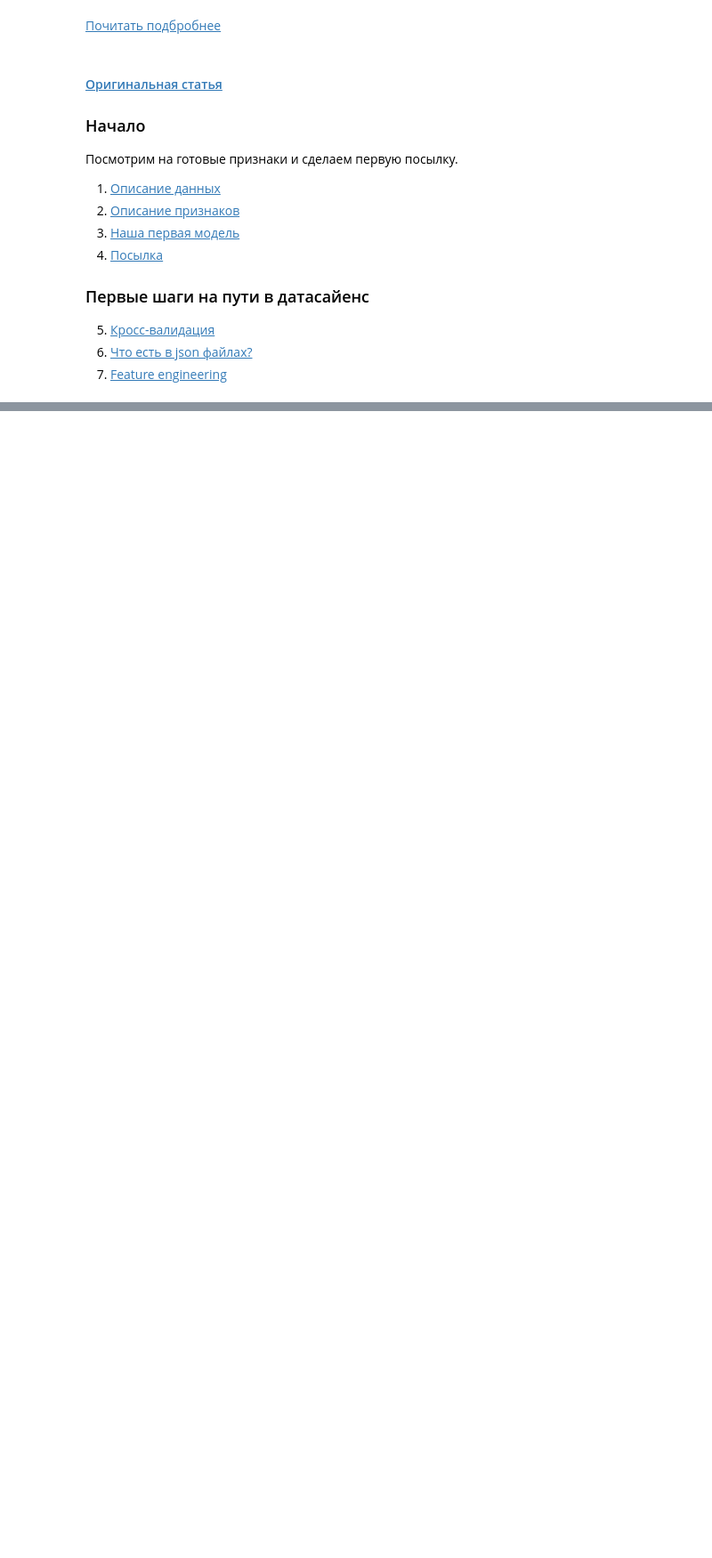
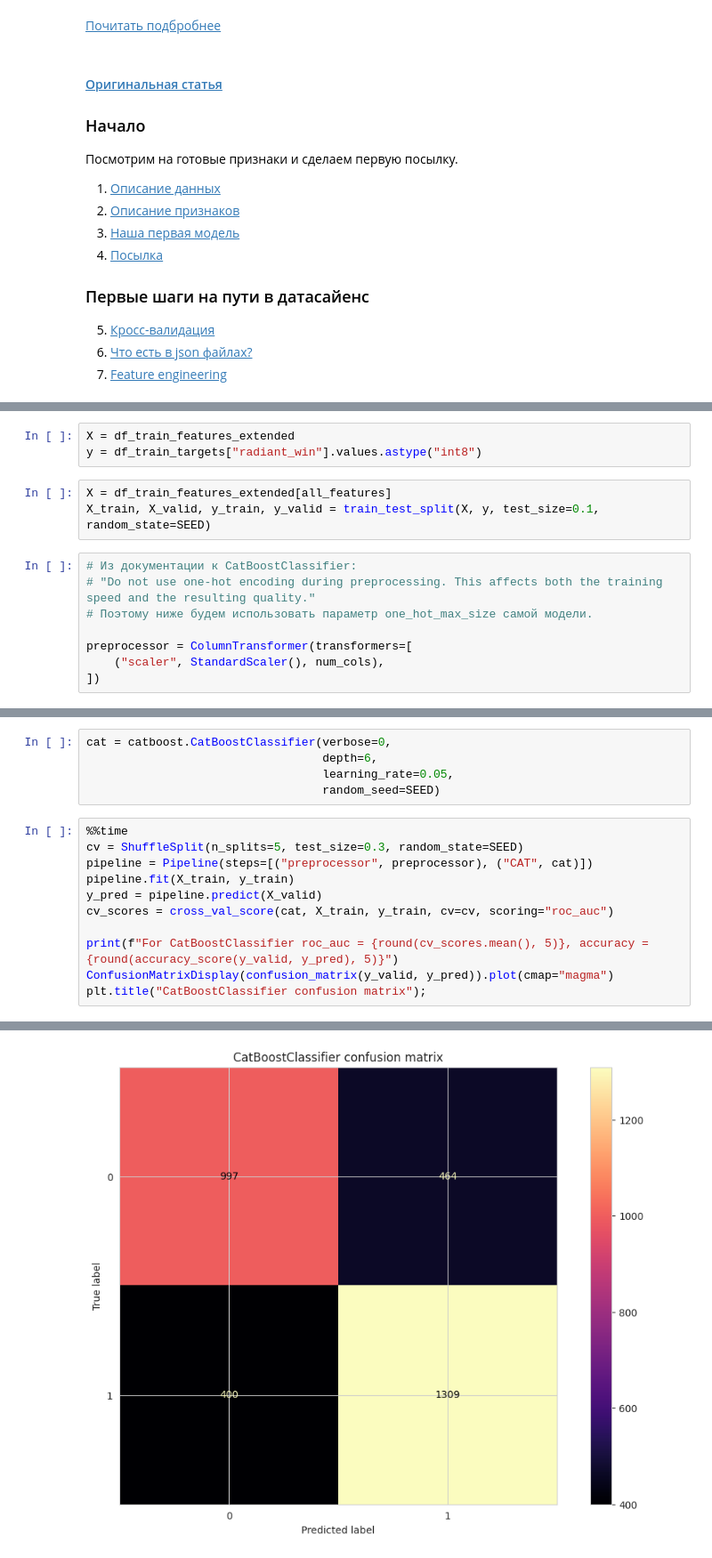
Before and after one commit to CyanusCentaurea/BI_ML_2023, a Jupyter notebook: kaggle_dota/main_code.ipynb, the cells around one changed output, grey strips where cells are left out. Shown at 89% size. Drawn from its saved outputs; the diff is of its cells as text; blank space fills up the shorter version.

```diff
--- a/kaggle_dota/main_code.ipynb
+++ b/kaggle_dota/main_code.ipynb
@@ -24,0 +719,14 @@
+# %%
+X = df_train_features_extended
+y = df_train_targets["radiant_win"].values.astype("int8")
+# %%
+X = df_train_features_extended[all_features]
+X_train, X_valid, y_train, y_valid = train_test_split(X, y, test_size=0.1, random_state=SEED)
+# %%
+# Из документации к CatBoostClassifier:
+# "Do not use one-hot encoding during preprocessing. This affects both the training speed and the resulting quality."
+# Поэтому ниже будем использовать параметр one_hot_max_size самой модели.
+
+preprocessor = ColumnTransformer(transformers=[
+    ("scaler", StandardScaler(), num_cols),
+])
@@ -24,0 +753,17 @@
+# %%
+cat = catboost.CatBoostClassifier(verbose=0,
+                                  depth=6,
+                                  learning_rate=0.05,
+                                  random_seed=SEED)
+# %%
+%%time
+cv = ShuffleSplit(n_splits=5, test_size=0.3, random_state=SEED)
+pipeline = Pipeline(steps=[("preprocessor", preprocessor), ("CAT", cat)])
+pipeline.fit(X_train, y_train)
+y_pred = pipeline.predict(X_valid)
+cv_scores = cross_val_score(cat, X_train, y_train, cv=cv, scoring="roc_auc")
+
+print(f"For CatBoostClassifier roc_auc = {round(cv_scores.mean(), 5)}, accuracy = {round(accuracy_score(y_valid, y_pred), 5)}")
+ConfusionMatrixDisplay(confusion_matrix(y_valid, y_pred)).plot(cmap="magma")
+plt.title("CatBoostClassifier confusion matrix");
+# %% [output]
@@ -24,0 +774 @@
+[figure, added]
```
Also changed, not shown: parts of 28 cells of this notebook.
